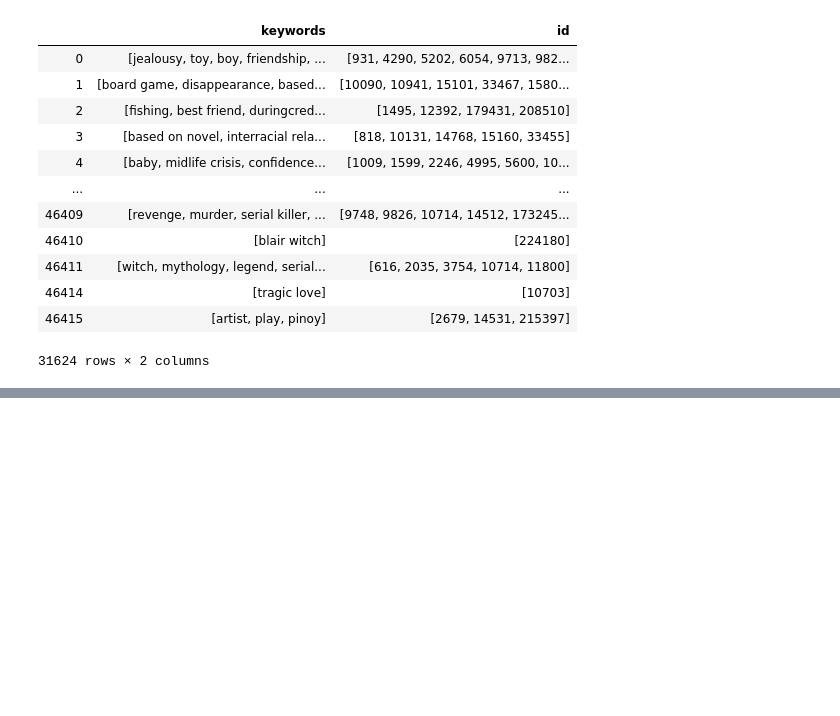
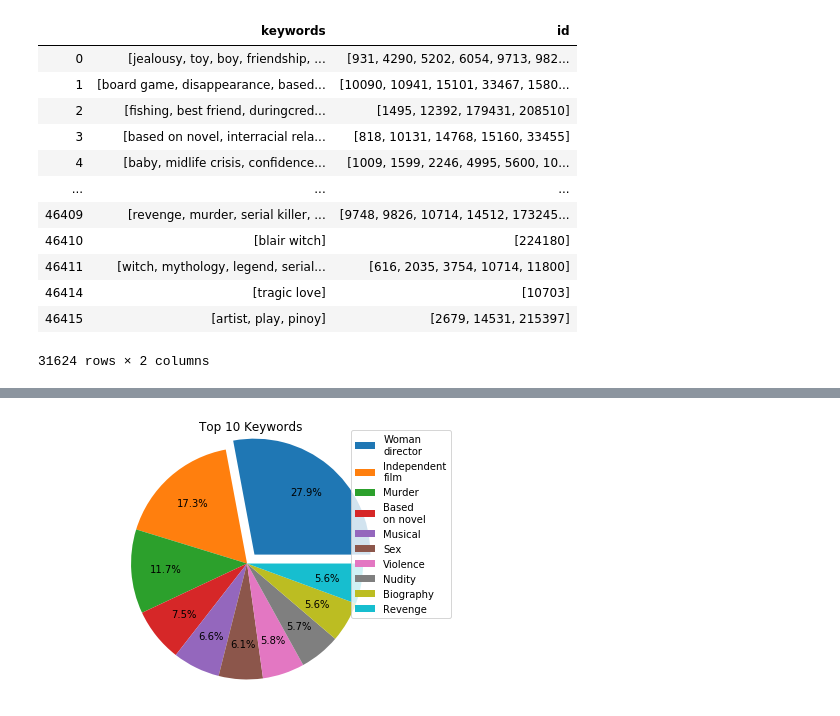
Before and after one commit to Dibmar/DAANMO_Project, a Jupyter notebook: Projects/DAANMO/keywords.ipynb, the cells around one changed output, grey strips where cells are left out. Cells and saved outputs as stored; diff of their text form; code cells hidden in the pictures; blank space fills up the shorter version.

Commit message:
22/04/2020 *DAANMO Project: keyword df cleaned and explored *EDA library: new funtions added for convineance exploration of dfs

```diff
--- a/Projects/DAANMO/keywords.ipynb
+++ b/Projects/DAANMO/keywords.ipynb
@@ -73,3 +86,17 @@ keywords[keywords.astype(str)['keywords'] != '[]']
 | 46414 | [tragic love] | [10703] |
 | 46415 | [artist, play, pinoy] | [2679, 14531, 215397] |
 31624 rows × 2 columns
+# %%
+def generator (df):
+    keywords_2 = []
+    id_2 = []
+    for in_list in keywords.keywords:
+        for i in in_list:
+            keywords_2.append(i)
+    for in_list in keywords.id:
+        for i in in_list:
+            id_2.append(i)
+    keys = pd.DataFrame({'keywords': keywords_2, 'id': id_2})
+    print ('Done')
+    return keys
+keys = generator(keywords)
@@ -75,0 +105,3 @@ keywords[keywords.astype(str)['keywords'] != '[]']
+# %%
+top_10_keywords = keys['keywords'].value_counts().head(10)
+top_10_keywords
@@ -75,0 +120,12 @@ keywords[keywords.astype(str)['keywords'] != '[]']
+# %%
+explode = (0.1, 0, 0, 0, 0, 0, 0, 0, 0, 0)
+labels = 'Woman\ndirector', 'Independent\nfilm', 'Murder', 'Based\non novel', 'Musical', 'Sex', 'Violence', 'Nudity', 'Biography', 'Revenge'
+plt.pie(top_10_keywords, autopct='%1.1f%%',  explode =  explode, pctdistance = 0.7)
+plt.legend(labels, loc="best")
+plt.axis('equal')
+plt.tight_layout()
+plt.suptitle('Top 10 Keywords', fontsize=12)
+
+plt.show();
+# %% [output]
+[figure, added]
```
Also changed, not shown: parts of 4 cells of this notebook, 7 other files.
